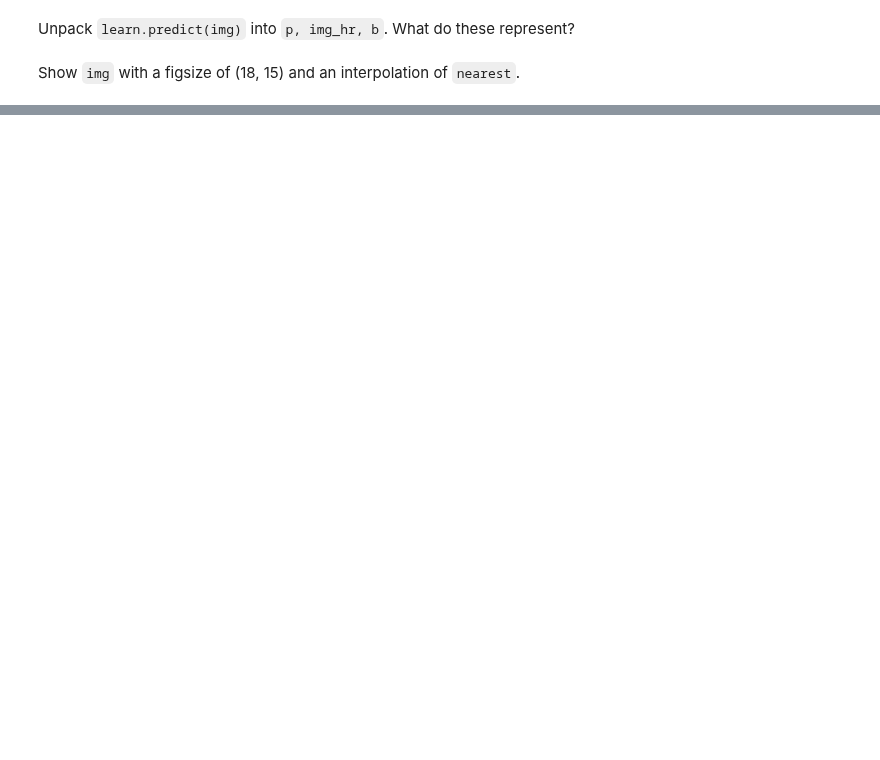
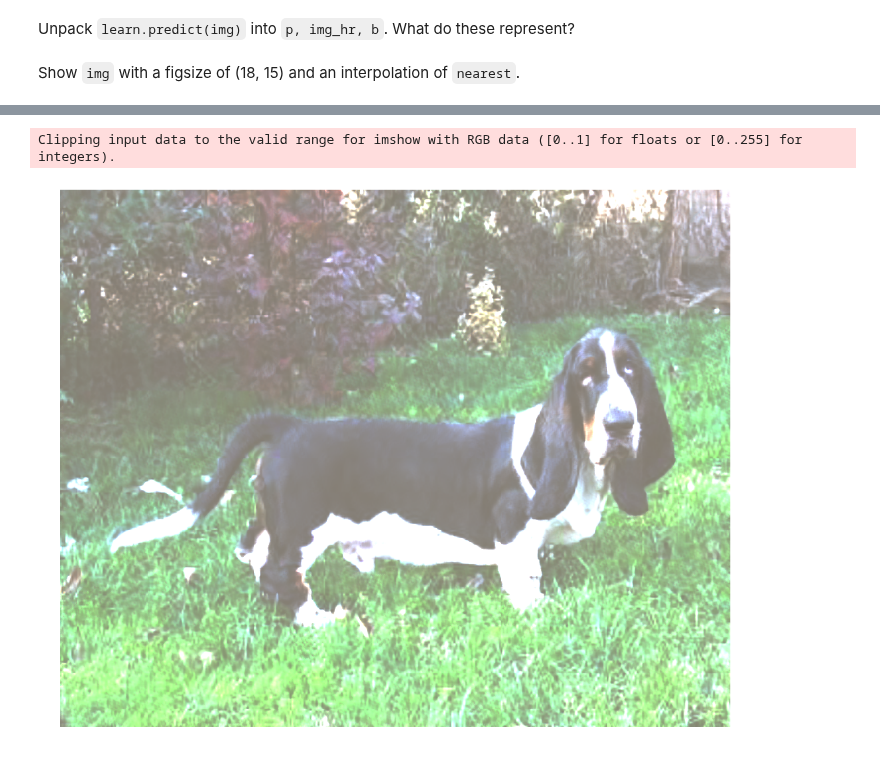
Before and after one commit to rforgione/course-v3, a Jupyter notebook: nbs/dl1/lesson7-superres-attempt.ipynb, the cells around one changed output, grey strips where cells are left out. Drawn from its saved outputs; the diff is of its cells as text; code cells hidden in the pictures; blank space fills up the shorter version.

```diff
--- a/nbs/dl1/lesson7-superres-attempt.ipynb
+++ b/nbs/dl1/lesson7-superres-attempt.ipynb
@@ -315,4 +424,9 @@ Load `2b` with `learn`.
 # %% [markdown]
 Set the data to data_mr.
+# %%
+# going back to 1a for now, don't feel like waiting for training to end
+learn.data = data_mr
 # %% [markdown]
 Get `fn` (for filename) from the first item in the `x` part of the validation dataset.
+# %%
+fn = data_mr.valid_ds.x.items[0]
@@ -319,2 +437,4 @@ Get `fn` (for filename) from the first item in the `x` part of the validation da
 # %% [markdown]
 Get `img` by opening `fn`. Print its shape.
+# %%
+img = open_image(fn)
@@ -321,4 +445,6 @@ Get `img` by opening `fn`. Print its shape.
 # %% [markdown]
 Unpack `learn.predict(img)` into `p, img_hr, b`. What do these represent?
+# %%
+p, img_hr, b = learn.predict(img)
 # %% [markdown]
 Show `img` with a figsize of (18, 15) and an interpolation of `nearest`.
@@ -324,0 +456,6 @@ Show `img` with a figsize of (18, 15) and an interpolation of `nearest`.
+# %%
+# show_image(img_hr, figsize=(18,15), interpolation='nearest')
+Image(img_hr).show(figsize=(18,15))
+# %% [output]
+Clipping input data to the valid range for imshow with RGB data ([0..1] for floats or [0..255] for integers).
+[figure, added]
```
Also changed, not shown: parts of 19 cells of this notebook.
